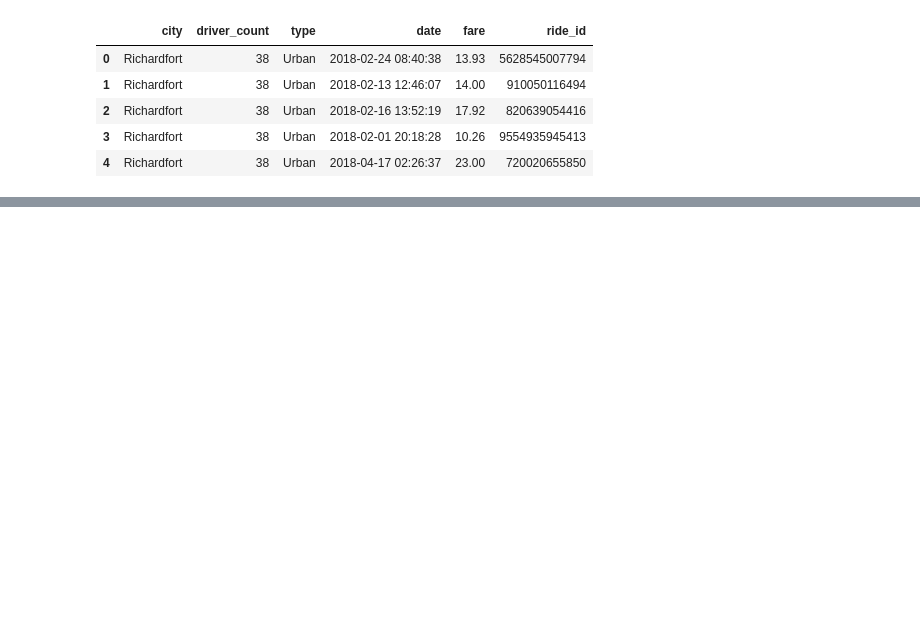
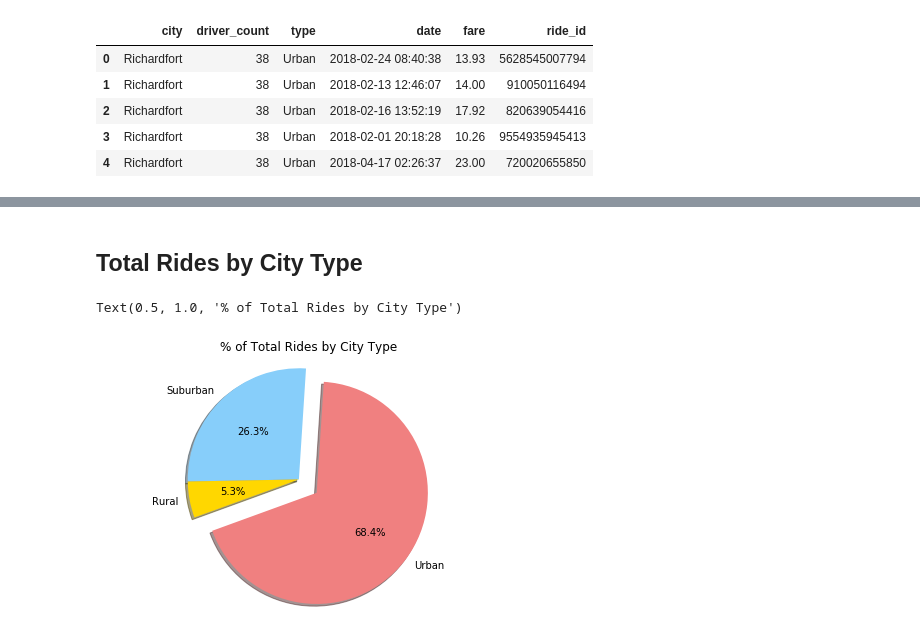
Before and after one commit to bpate05/PyBerAnalysis, a Jupyter notebook: PyBer_HW.ipynb, the cells around one changed output, grey strips where cells are left out. Drawn from its saved outputs; the diff is of its cells as text; code cells hidden in the pictures; blank space fills up the shorter version.

```diff
--- a/PyBer_HW.ipynb
+++ b/PyBer_HW.ipynb
@@ -120,0 +117,22 @@ print(master_df["Average Fare"].max())
+# %% [markdown]
+## Total Rides by City Type
+# %%
+# compute percentages of total rides using unique city type dataframes
+urban_pct = urban_df["Total Rides"].sum() / merged_df['ride_id'].count()
+suburban_pct = suburban_df["Total Rides"].sum() / merged_df['ride_id'].count()
+rural_pct = rural_df["Total Rides"].sum() / merged_df['ride_id'].count()
+
+# define variables to make pie chart
+content = [urban_pct, suburban_pct, rural_pct]
+city_explode = (0.2, 0, 0)
+
+# create pie chart using variables, adjust percentage location and start angle for legibility
+plt.pie(content, explode = city_explode, labels = labels, colors = colors, autopct="%1.1f%%", shadow=True, startangle= 200)
+
+# format and add title
+plt.axis("equal")
+plt.tight_layout()
+plt.title("% of Total Rides by City Type")
+# %% [output]
+Text(0.5, 1.0, '% of Total Rides by City Type')
+[figure, added]
```
Also changed, not shown: parts of 19 cells of this notebook.
